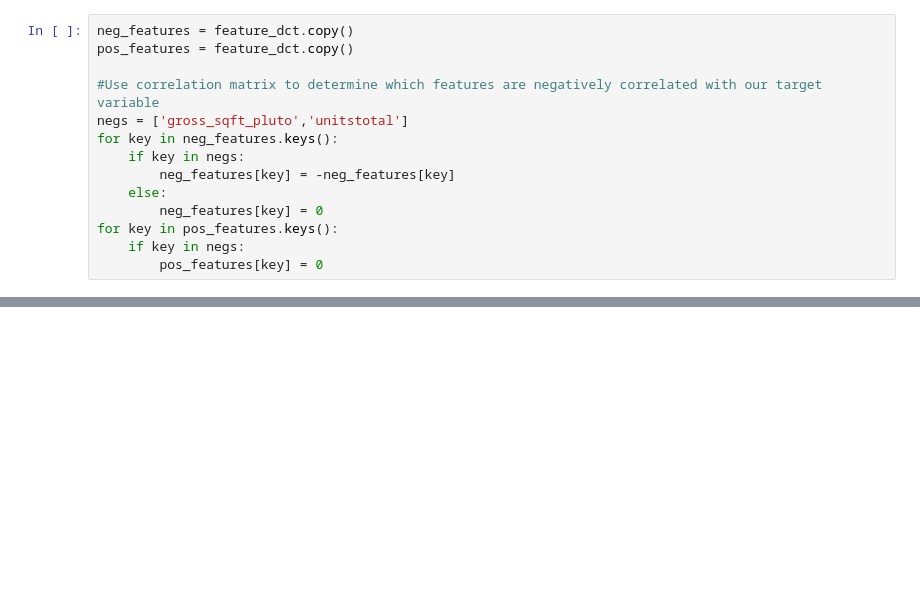
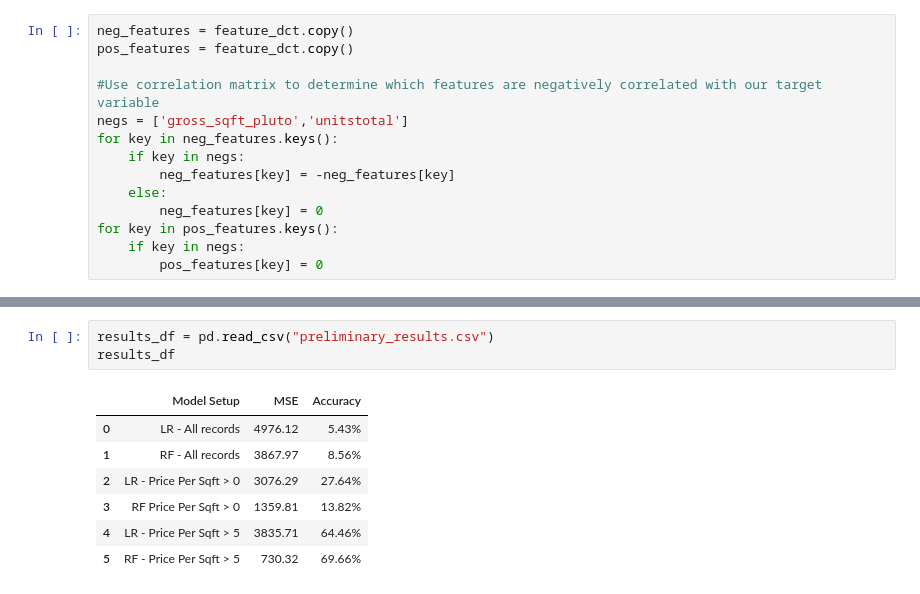
Before and after one commit to jgutman/reveal-estate, a Jupyter notebook: PLUTO_FinanceModeling.ipynb, the cells around one changed output, grey strips where cells are left out. Cells and saved outputs as stored; diff of their text form; blank space fills up the shorter version.

Commit message:
fit more models

```diff
--- a/PLUTO_FinanceModeling.ipynb
+++ b/PLUTO_FinanceModeling.ipynb
@@ -316,0 +317,11 @@ acc
+# %%
+results_df = pd.read_csv("preliminary_results.csv")
+results_df
+# %% [output]
+|  | Model Setup | MSE | Accuracy |
+| 0 | LR - All records | 4976.12 | 5.43% |
+| 1 | RF - All records | 3867.97 | 8.56% |
+| 2 | LR - Price Per Sqft > 0 | 3076.29 | 27.64% |
+| 3 | RF Price Per Sqft > 0 | 1359.81 | 13.82% |
+| 4 | LR - Price Per Sqft > 5 | 3835.71 | 64.46% |
+| 5 | RF - Price Per Sqft > 5 | 730.32 | 69.66% |
```
Also changed, not shown: parts of 6 cells of this notebook, 2 other files.
